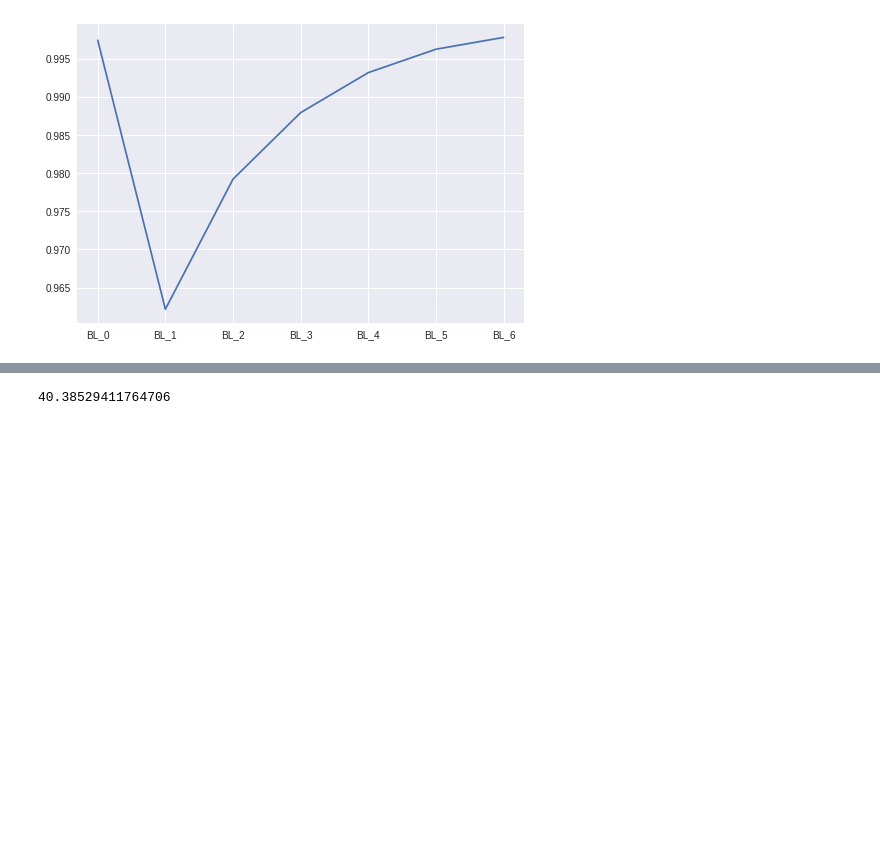
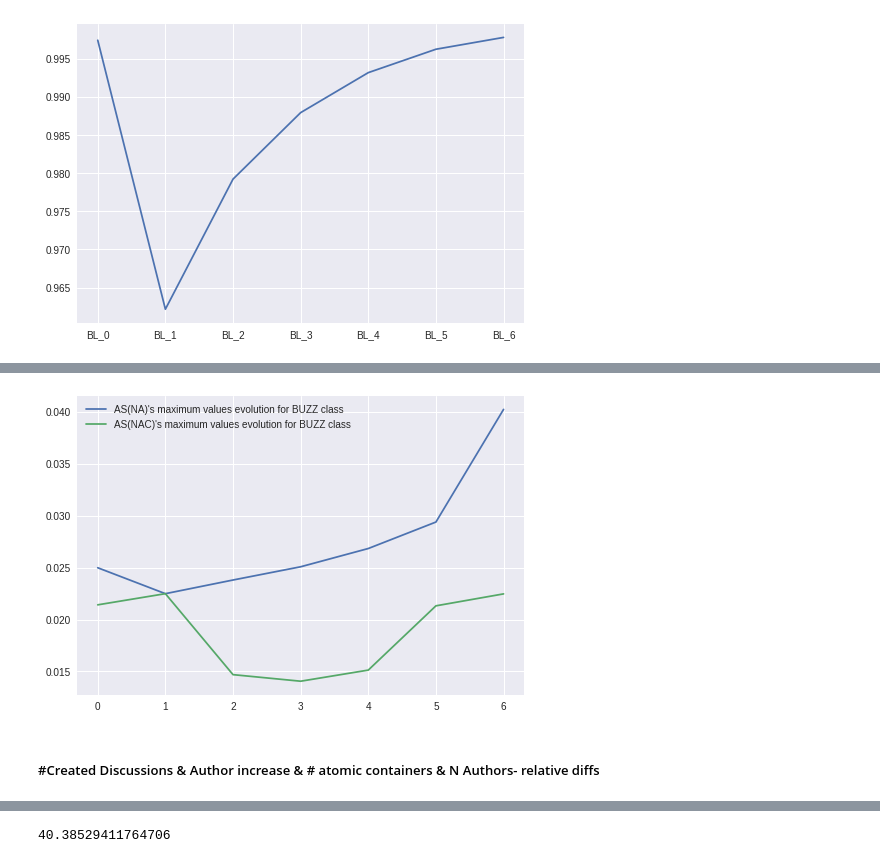
Before and after one commit to Dianna22/ML, a Jupyter notebook: SocialMediaBUZZ/data_analysis.ipynb, the cells around one changed output, grey strips where cells are left out. Cells and saved outputs as stored; diff of their text form; code cells hidden in the pictures; blank space fills up the shorter version.

```diff
--- a/SocialMediaBUZZ/data_analysis.ipynb
+++ b/SocialMediaBUZZ/data_analysis.ipynb
@@ -178,0 +189,4 @@ bl
+# %%
+asna = data_500.filter(regex='AS\(NA\)_?').loc[data_500['BUZZ']==1].describe().iloc[-1]
+asnac = data_500.filter(regex='AS\(NAC\)_?').loc[data_500['BUZZ']==1].describe().iloc[-1]
+data_500.filter(regex='AS\(NAC\)_?').loc[data_500['BUZZ']==1].describe()
@@ -179,3 +203,16 @@ bl
+# %%
+lines = [mat_plt.plot(list(range(7)), asna, label="AS(NA)'s maximum values evolution for BUZZ class")[0],
+       mat_plt.plot(list(range(7)), asnac, label="AS(NAC)'s maximum values evolution for BUZZ class")[0],
+#          mat_plt.plot(list(range(7)), ai_diffs, label="AI's means relative differences")[0],
+#          mat_plt.plot(list(range(7)), nac_diffs, label="NAC's means relative differences")[0],
+        ]
+
+mat_plt.legend(handles=lines)
+mat_plt.show()
+# %% [output]
+[figure, added]
+# %% [markdown]
+##### #Created Discussions & Author increase & # atomic containers & N Authors- relative diffs
 # %%
 ncd = data_500.filter(regex='NCD_?').loc[data_500['BUZZ']==1].describe()
 ncd_diffs = ncd.diff(axis=1).fillna(0).iloc[1]
```
Also changed, not shown: parts of 25 cells of this notebook.
